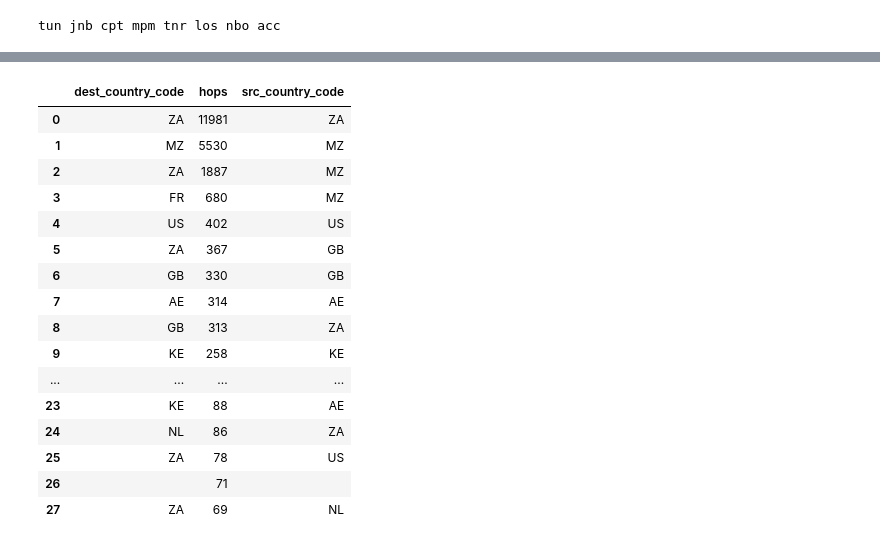
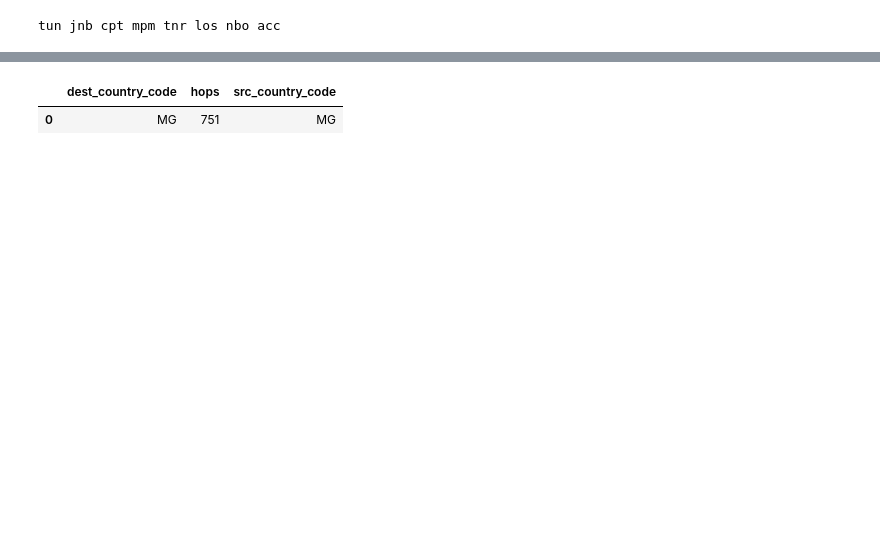
Before and after one commit to stephen-soltesz/ipython-testing, a Jupyter notebook: traceroute-lines.ipynb, the cells around one changed output, grey strips where cells are left out. Drawn from its saved outputs; the diff is of its cells as text; code cells hidden in the pictures; blank space fills up the shorter version.

```diff
--- a/traceroute-lines.ipynb
+++ b/traceroute-lines.ipynb
@@ -23,6 +23,7 @@ mlab_sites_config = 'https://storage.googleapis.com/operator-mlab-oti/metadata/v
 
 # Short list of metros in Africa, for convenience.
 african_metros = ['tun', 'jnb', 'cpt', 'mpm', 'tnr', 'los', 'nbo', 'acc']
+african_countries = ['TN', 'ZA', 'ZA', 'MZ', 'MG', 'NG', 'KE', 'GH']
 
 # Load the Natural Earth country shapes file.
 country_shapes = os.path.expanduser('~/Downloads/ne_10m_admin_0_countries.shp')
@@ -129,9 +209,10 @@ For a given day, the query below counts the hops in all countries visited betwee
 # %%
-df_hops = {}
-for metro in african_metros:
+df_routes = {}
+for i, metro in enumerate(african_metros):
     print metro,
-    df_hops[metro] = run_query("""
+    df_routes[metro] = run_query("""
 SELECT
+  paris_traceroute_hop.src_geolocation.country_code as src_country_code,
   paris_traceroute_hop.dest_geolocation.country_code as dest_country_code,
   COUNT(*) as hops
 
@@ -141,18 +222,18 @@ FROM
 WHERE
       TIMESTAMP_TRUNC(log_time, DAY) = TIMESTAMP("2018-11-16")
   AND REGEXP_CONTAINS(test_id, r"mlab[1-4].%s\d\d")
-  AND connection_spec.client_geolocation.continent_code = "AF"
+  AND connection_spec.client_geolocation.country_code = "%s"
   AND (REGEXP_CONTAINS(test_id, ".*3010.paris.gz") OR REGEXP_CONTAINS(test_id, ".*3001.paris.gz"))
 
 GROUP BY
-  dest_country_code
+  src_country_code, dest_country_code
 
 HAVING
   hops > 50
 
 ORDER BY
   hops desc
-""" % metro)
+""" % (metro, african_countries[i]))
 # %% [output]
 tun jnb cpt mpm tnr los nbo acc
 # %%
@@ -174,28 +276,0 @@ for metro in ['mpm']: # african_metros:
-# %%
-df_routes = {}
-for metro in african_metros:
-    print metro,
-    df_routes[metro] = run_query("""
-SELECT
-  paris_traceroute_hop.src_geolocation.country_code as src_country_code,
-  paris_traceroute_hop.dest_geolocation.country_code as dest_country_code,
-  COUNT(*) as hops
-
-FROM
-  `measurement-lab.traceroute.base`
-
-WHERE
-      TIMESTAMP_TRUNC(log_time, DAY) = TIMESTAMP("2018-11-16")
-  AND REGEXP_CONTAINS(test_id, r"mlab[1-4].%s\d\d")
-  AND connection_spec.client_geolocation.continent_code = "AF"
-  AND (REGEXP_CONTAINS(test_id, ".*3010.paris.gz") OR REGEXP_CONTAINS(test_id, ".*3001.paris.gz"))
-
-GROUP BY
-  src_country_code, dest_country_code
-
-HAVING
-  hops > 50
-
-ORDER BY
-  hops desc
-""" % metro)
@@ -278,20 +311,5 @@ df_hops['mpm']
 # %%
-df_routes['mpm']
+df_routes['tnr']
 # %% [output]
 |  | dest_country_code | hops | src_country_code |
-| 0 | ZA | 11981 | ZA |
-| 1 | MZ | 5530 | MZ |
-| 2 | ZA | 1887 | MZ |
-| 3 | FR | 680 | MZ |
-| 4 | US | 402 | US |
-| 5 | ZA | 367 | GB |
-| 6 | GB | 330 | GB |
-| 7 | AE | 314 | AE |
-| 8 | GB | 313 | ZA |
-| 9 | KE | 258 | KE |
-| ... | ... | ... | ... |
-| 23 | KE | 88 | AE |
-| 24 | NL | 86 | ZA |
-| 25 | ZA | 78 | US |
-| 26 |  | 71 |  |
-| 27 | ZA | 69 | NL |
+| 0 | MG | 751 | MG |
```
Also changed, not shown: parts of 10 cells of this notebook.
